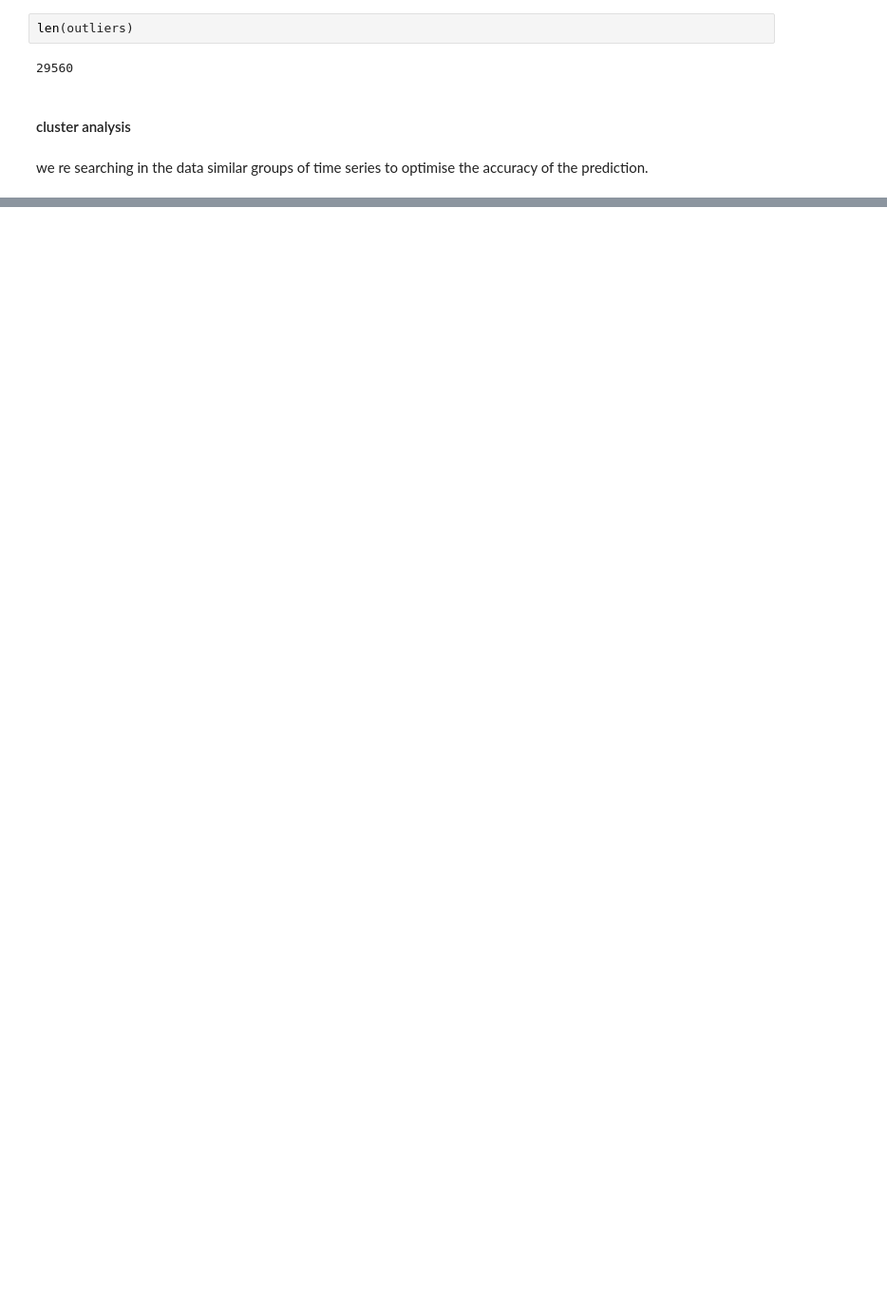
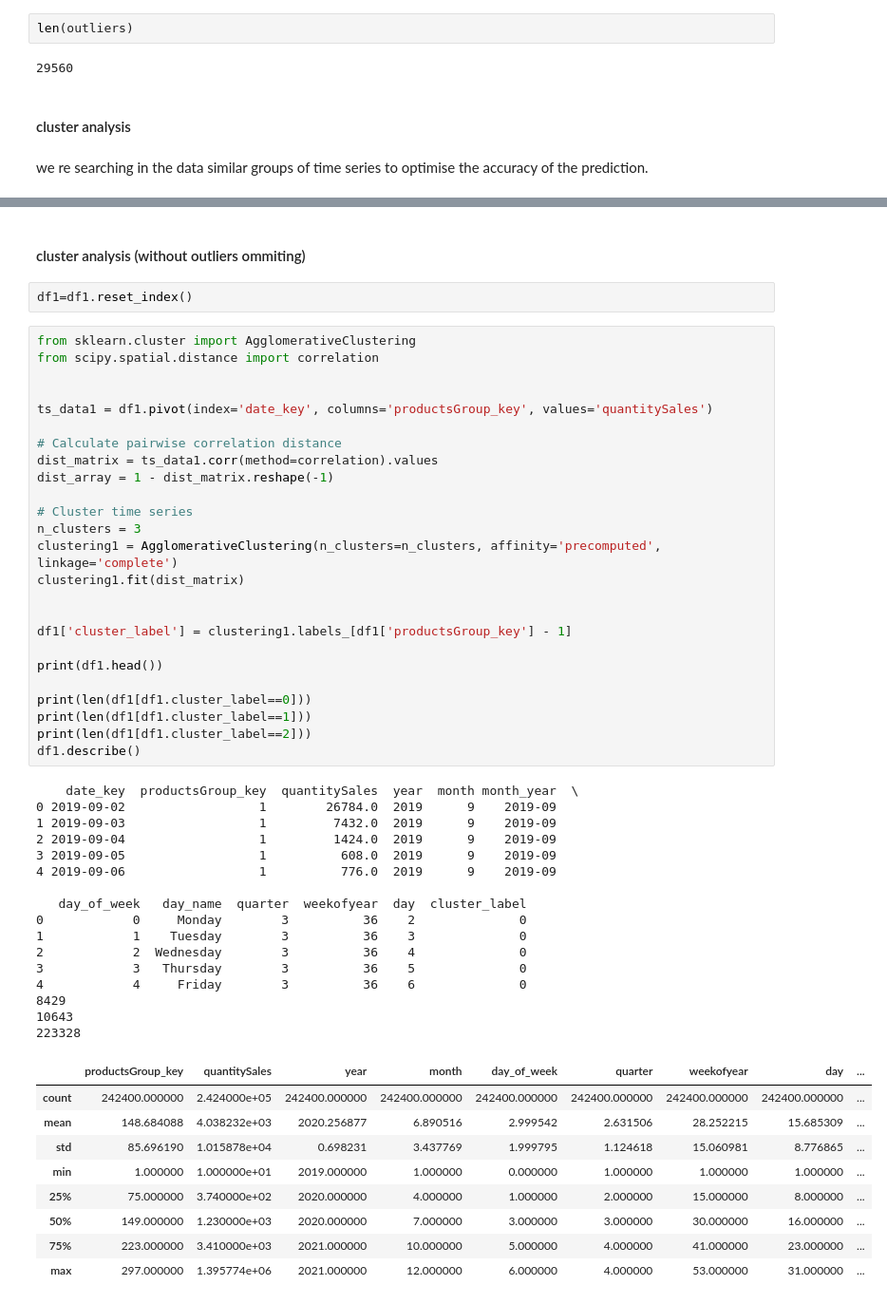
Before and after one commit to AsmaZgo/CodingAssignementDataScience, a Jupyter notebook: ts_assignement_data_analysis.ipynb, the cells around one changed output, grey strips where cells are left out. Shown at 95% size. Saved outputs shown, nothing was run; the diff lists cells and outputs as text; blank space fills up the shorter version.

```diff
--- a/ts_assignement_data_analysis.ipynb
+++ b/ts_assignement_data_analysis.ipynb
@@ -311,0 +343,55 @@ df.describe()
+# %% [markdown]
+#### cluster analysis (without outliers ommiting)
+# %%
+df1=df1.reset_index()
+# %%
+from sklearn.cluster import AgglomerativeClustering
+from scipy.spatial.distance import correlation
+
+
+ts_data1 = df1.pivot(index='date_key', columns='productsGroup_key', values='quantitySales')
+
+# Calculate pairwise correlation distance
+dist_matrix = ts_data1.corr(method=correlation).values
+dist_array = 1 - dist_matrix.reshape(-1)
+
+# Cluster time series
+n_clusters = 3
+clustering1 = AgglomerativeClustering(n_clusters=n_clusters, affinity='precomputed', linkage='complete')
+clustering1.fit(dist_matrix)
+
+
+df1['cluster_label'] = clustering1.labels_[df1['productsGroup_key'] - 1]
+
+print(df1.head())
+
+print(len(df1[df1.cluster_label==0]))
+print(len(df1[df1.cluster_label==1]))
+print(len(df1[df1.cluster_label==2]))
+df1.describe()
+# %% [output]
+    date_key  productsGroup_key  quantitySales  year  month month_year  \
+0 2019-09-02                  1        26784.0  2019      9    2019-09
+1 2019-09-03                  1         7432.0  2019      9    2019-09
+2 2019-09-04                  1         1424.0  2019      9    2019-09
+3 2019-09-05                  1          608.0  2019      9    2019-09
+4 2019-09-06                  1          776.0  2019      9    2019-09
+
+   day_of_week   day_name  quarter  weekofyear  day  cluster_label
+0            0     Monday        3          36    2              0
+1            1    Tuesday        3          36    3              0
+2            2  Wednesday        3          36    4              0
+3            3   Thursday        3          36    5              0
+4            4     Friday        3          36    6              0
+8429
+10643
+223328
+|  | productsGroup_key | quantitySales | year | month | day_of_week | quarter | weekofyear | day | ... |
+| count | 242400.000000 | 2.424000e+05 | 242400.000000 | 242400.000000 | 242400.000000 | 242400.000000 | 242400.000000 | 242400.000000 | ... |
+| mean | 148.684088 | 4.038232e+03 | 2020.256877 | 6.890516 | 2.999542 | 2.631506 | 28.252215 | 15.685309 | ... |
+| std | 85.696190 | 1.015878e+04 | 0.698231 | 3.437769 | 1.999795 | 1.124618 | 15.060981 | 8.776865 | ... |
+| min | 1.000000 | 1.000000e+01 | 2019.000000 | 1.000000 | 0.000000 | 1.000000 | 1.000000 | 1.000000 | ... |
+| 25% | 75.000000 | 3.740000e+02 | 2020.000000 | 4.000000 | 1.000000 | 2.000000 | 15.000000 | 8.000000 | ... |
+| 50% | 149.000000 | 1.230000e+03 | 2020.000000 | 7.000000 | 3.000000 | 3.000000 | 30.000000 | 16.000000 | ... |
+| 75% | 223.000000 | 3.410000e+03 | 2021.000000 | 10.000000 | 5.000000 | 4.000000 | 41.000000 | 23.000000 | ... |
+| max | 297.000000 | 1.395774e+06 | 2021.000000 | 12.000000 | 6.000000 | 4.000000 | 53.000000 | 31.000000 | ... |
```
Also changed, not shown: parts of 7 cells of this notebook.
